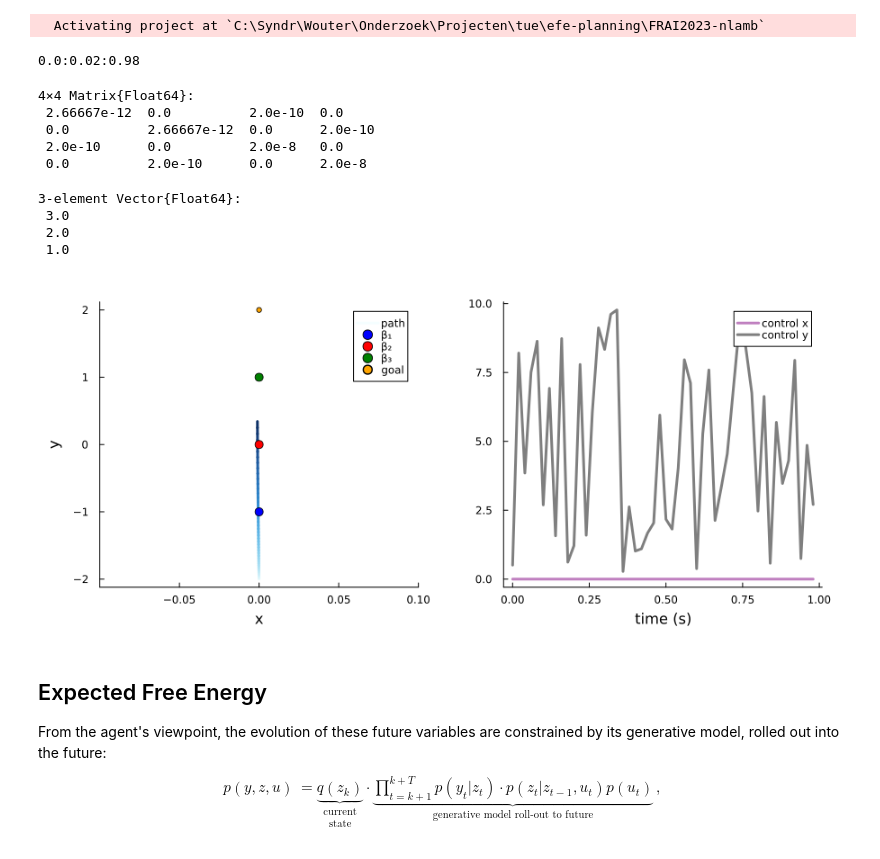
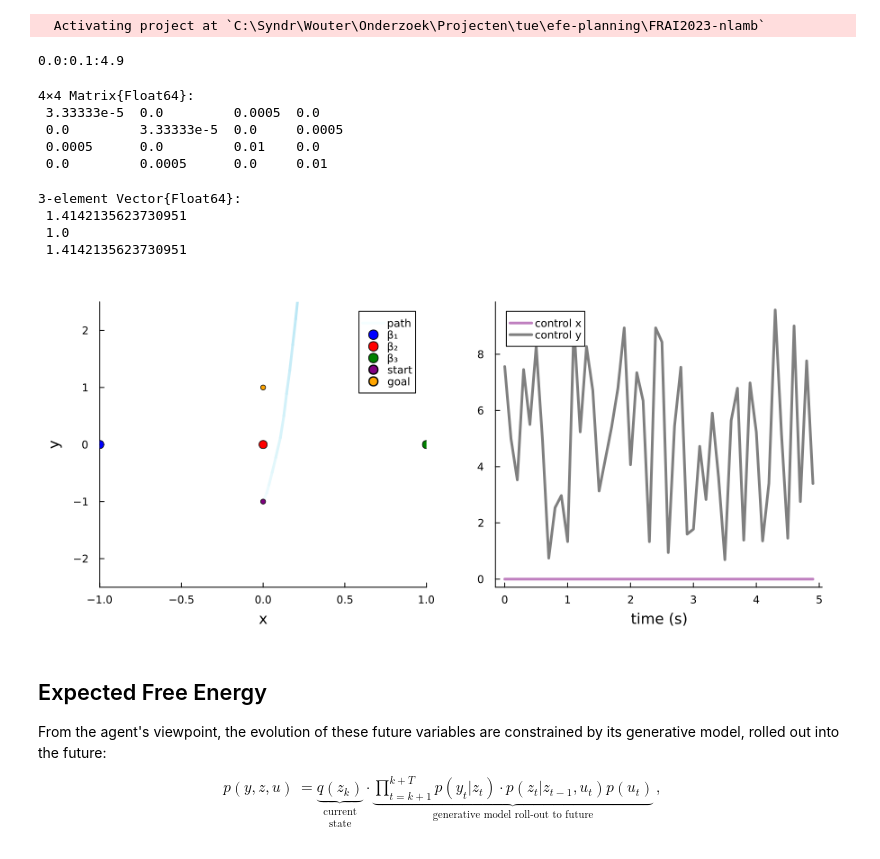
Before and after one commit to biaslab/IWAI2024-ambiguity, a Jupyter notebook: NLA-botnav-trilateration.ipynb, the cells around one changed output. Saved outputs shown, nothing was run; the diff lists cells and outputs as text; code cells hidden in the pictures.

Commit message:
Updated trilateration notebook. Even a pure risk functional does not take a straight path.

```diff
--- a/NLA-botnav-trilateration.ipynb
+++ b/NLA-botnav-trilateration.ipynb
@@ -67,15 +65,13 @@ default(label="", grid=false, linewidth=3, markersize=3, margin=15Plots.pt)
 include("util.jl");
 # %%
 # Time
-
-Δt = 0.02
+Δt = 0.1
 len_time = 50
 time = range(0, step=Δt, length=len_time)
 # %% [output]
-0.0:0.02:0.98
+0.0:0.1:4.9
 # %%
 # Dynamics
-
 A = [1. 0. Δt 0.;
      0. 1. 0. Δt;
      0. 0. 1. 0.;
@@ -86,25 +82,25 @@ B = [0. 0.;
      0. Δt]
 
 # Process noise
-σx = 1e-6
-σy = 1e-6
+σx = 1e-1
+σy = 1e-1
 Q = [Δt^3/3*σx         0.  Δt^2/2*σx        0.;
         0.     Δt^3/3*σy          0. Δt^2/2*σy;
     Δt^2/2*σx         0.       Δt*σx        0.;
         0.     Δt^2/2*σy          0.    Δt*σy;]
 # %% [output]
 4×4 Matrix{Float64}:
- 2.66667e-12  0.0          2.0e-10  0.0
- 0.0          2.66667e-12  0.0      2.0e-10
- 2.0e-10      0.0          2.0e-8   0.0
- 0.0          2.0e-10      0.0      2.0e-8
+ 3.33333e-5  0.0         0.0005  0.0
+ 0.0         3.33333e-5  0.0     0.0005
+ 0.0005      0.0         0.01    0.0
+ 0.0         0.0005      0.0     0.01
 # %%
 # Observations
 
 # Beacon coordinates
-β1 = [ 0.,-1.]
+β1 = [-1., 0.]
 β2 = [ 0., 0.];
-β3 = [ 0., 1.];
+β3 = [ 1., 0.];
 
 # Nonlinear observation
 function g(x)
@@ -117,7 +113,7 @@ function g(x)
 end
 
 # Measurement noise
-R = 1e-6*diagm(ones(3));
+R = 1e-4*diagm(ones(3));
 # %%
 function update(z_kmin1, u_k)
    "Update environment"
@@ -132,16 +128,16 @@ function update(z_kmin1, u_k)
 end;
 # %%
 # Setpoint (desired observation)
-z_star = [0., 2.0, 0.0, 0.0]
+z_star = [0., 1.0, 0.0, 0.0]
 y_star = g(z_star)
 # %% [output]
 3-element Vector{Float64}:
- 3.0
- 2.0
+ 1.4142135623730951
  1.0
+ 1.4142135623730951
 # %%
 # Initial state
-z_0 = [0.0, -2.0, 0.0, 0.0]
+z_0 = [0.0, -1.0, 0.0, 0.0]
 
 # Preallocate
 z = zeros(4,len_time)
@@ -162,17 +158,18 @@ for k in 1:len_time
 
 end
 # %%
-p1 = plot(z[1,:], z[2,:], c=colormap("Blues")[1:2:100], xlabel="x",ylabel="y", xlims=[-0.1, 0.1], label="path")
+p1 = plot(z[1,:], z[2,:], c=colormap("Blues")[1:2:100], xlabel="x",ylabel="y", xlims=[-1., 1.], ylims=[-2.5, 2.5], label="path")
 scatter!([β1[1]], [β1[2]], color="blue", label="β₁", markersize=5)
 scatter!([β2[1]], [β2[2]], color="red", label="β₂", markersize=5)
 scatter!([β3[1]], [β3[2]], color="green", label="β₃", markersize=5)
+scatter!([z_0[1]], [z_0[2]], color="purple", label="start", markersize=3)
 scatter!([z_star[1]], [z_star[2]], color="orange", label="goal", markersize=3)
 p2 = plot(time, u[1,:], color="purple", xlabel="time (s)", alpha=0.5, label="control x")
 plot!(time, u[2,:], color="black", xlabel="time (s)", alpha=0.5, label="control y")
 
 plot(p1, p2, layout=(1,2), size=(900,400))
 # %% [output]
-[figure, old version]
+[figure, new version]
 # %% [markdown]
 ## Expected Free Energy
 
```
Also changed, not shown: parts of 14 cells of this notebook, 1 other file.
